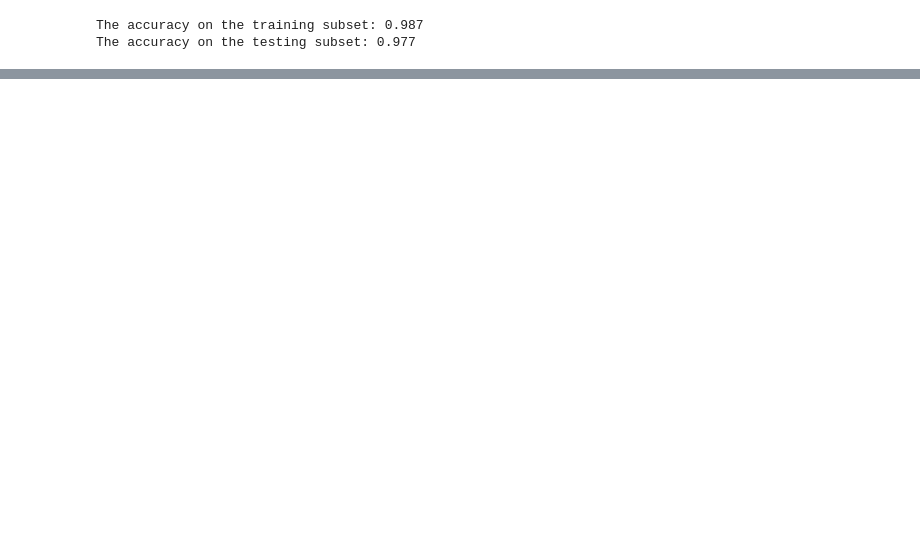
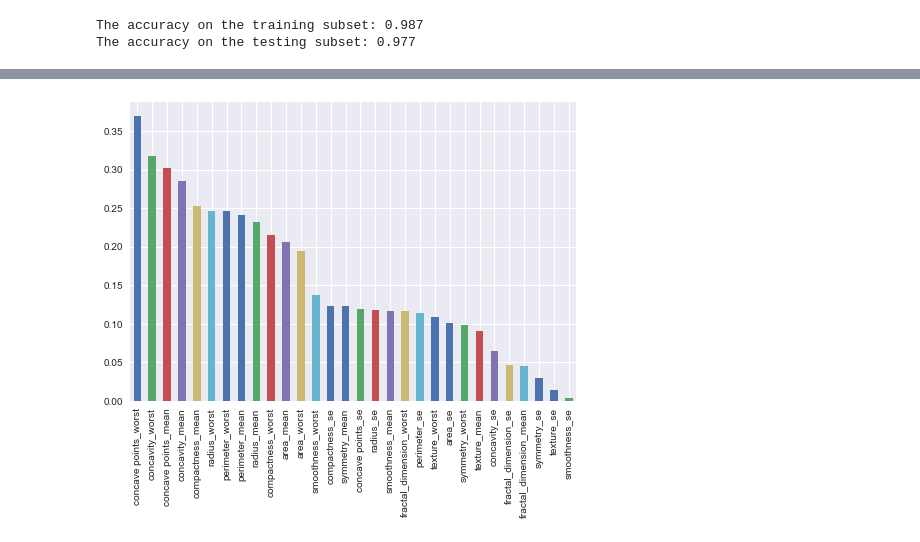
Before and after one commit to CongChen2017/BreastCancerPrediction-ML, a Jupyter notebook: Feature_selection.ipynb, the cells around one changed output, grey strips where cells are left out. Cells and saved outputs as stored; diff of their text form; code cells hidden in the pictures; blank space fills up the shorter version.

```diff
--- a/Feature_selection.ipynb
+++ b/Feature_selection.ipynb
@@ -189,0 +187,2 @@ plt.show()
+# %%
+df = pd.DataFrame(pca.components_, columns=list(X_train_N.columns))
@@ -189,0 +196,2 @@ plt.show()
+# %%
+sorted_df = df.sort_values(0, axis=1, ascending=False)
@@ -189,0 +205,6 @@ plt.show()
+# %%
+row = sorted_df.iloc[0]
+row.plot(kind='bar')
+plt.show()
+# %% [output]
+[figure, added]
```
Also changed, not shown: parts of 15 cells of this notebook.
